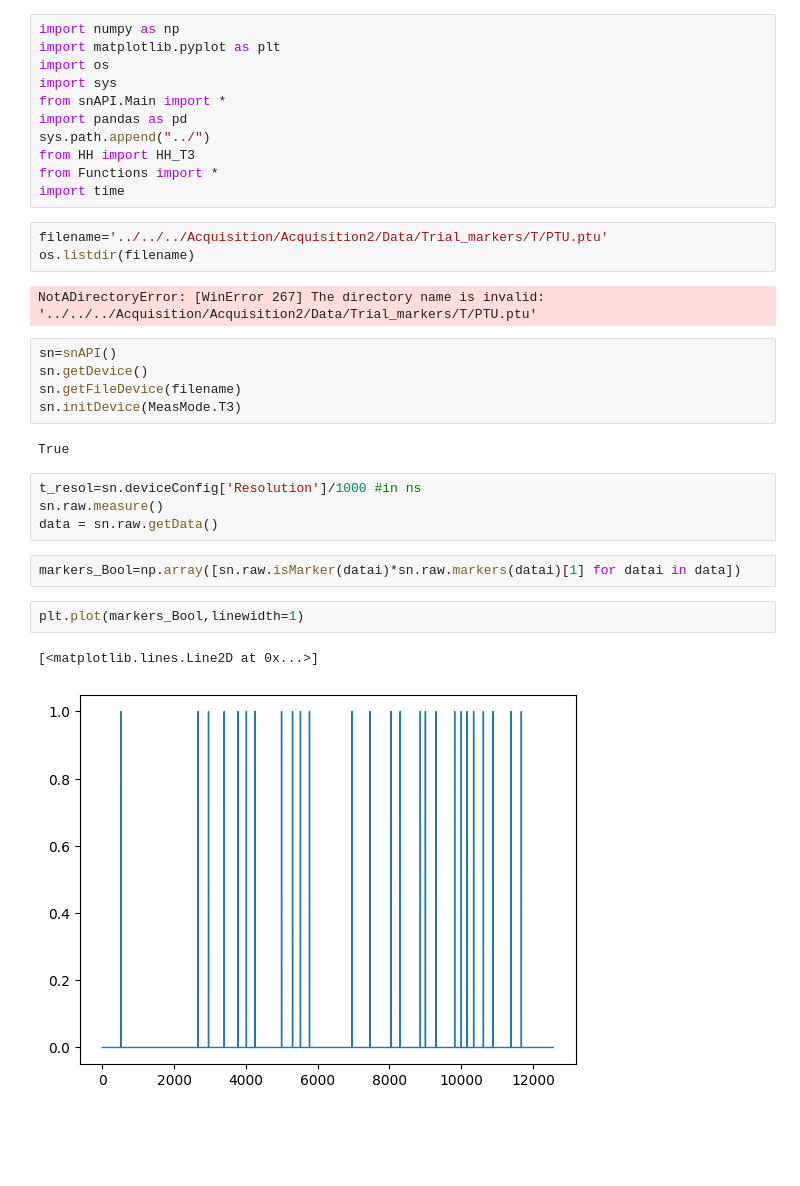
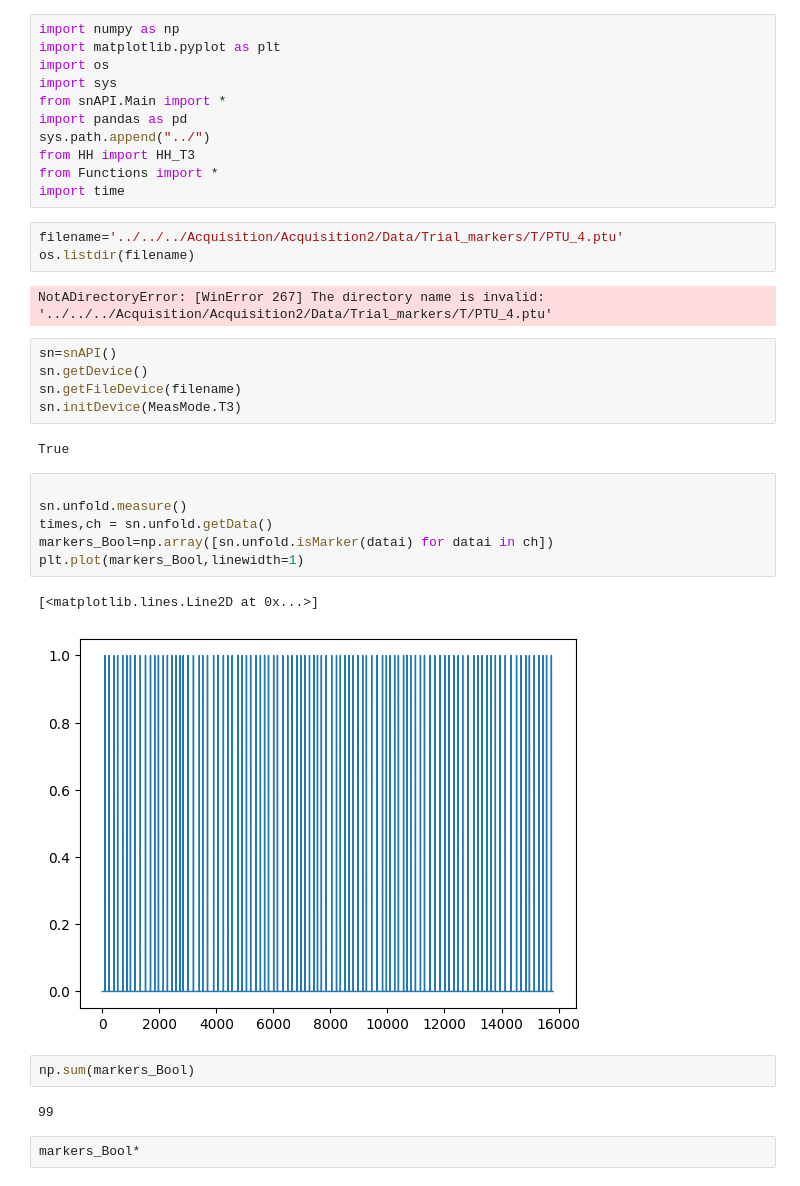
Before and after one commit to MikelElorza/Data-analysis, a Jupyter notebook: Narrow field/Imaging/Imaging_with_markers.ipynb, the cells around one changed output. Saved outputs shown, nothing was run; the diff lists cells and outputs as text; blank space fills up the shorter version.

```diff
--- a/Narrow field/Imaging/Imaging_with_markers.ipynb
+++ b/Narrow field/Imaging/Imaging_with_markers.ipynb
@@ -10,10 +10,10 @@ from HH import HH_T3
 from Functions import *
 import time
 # %%
-filename='../../../Acquisition/Acquisition2/Data/Trial_markers/T/PTU.ptu'
+filename='../../../Acquisition/Acquisition2/Data/Trial_markers/T/PTU_4.ptu'
 os.listdir(filename)
 # %% [output]
-NotADirectoryError: [WinError 267] The directory name is invalid: '../../../Acquisition/Acquisition2/Data/Trial_markers/T/PTU.ptu'
+NotADirectoryError: [WinError 267] The directory name is invalid: '../../../Acquisition/Acquisition2/Data/Trial_markers/T/PTU_4.ptu'
 # %%
 sn=snAPI()
 sn.getDevice()
@@ -21,14 +21,18 @@ sn.getFileDevice(filename)
 sn.initDevice(MeasMode.T3)
 # %% [output]
 True
-# %%
-t_resol=sn.deviceConfig['Resolution']/1000 #in ns
-sn.raw.measure()
-data = sn.raw.getData()
-# %%
-markers_Bool=np.array([sn.raw.isMarker(datai)*sn.raw.markers(datai)[1] for datai in data])
-# %%
-plt.plot(markers_Bool,linewidth=1)
-# %% [output]
-[<matplotlib.lines.Line2D at 0x...>]
-[figure, removed]
+# %%
+
+sn.unfold.measure()
+times,ch = sn.unfold.getData()
+markers_Bool=np.array([sn.unfold.isMarker(datai) for datai in ch])
+plt.plot(markers_Bool,linewidth=1)
+# %% [output]
+[<matplotlib.lines.Line2D at 0x...>]
+[figure, added]
+# %%
+np.sum(markers_Bool)
+# %% [output]
+99
+# %%
+markers_Bool*
```
Also changed, not shown: parts of 5 cells of this notebook.
